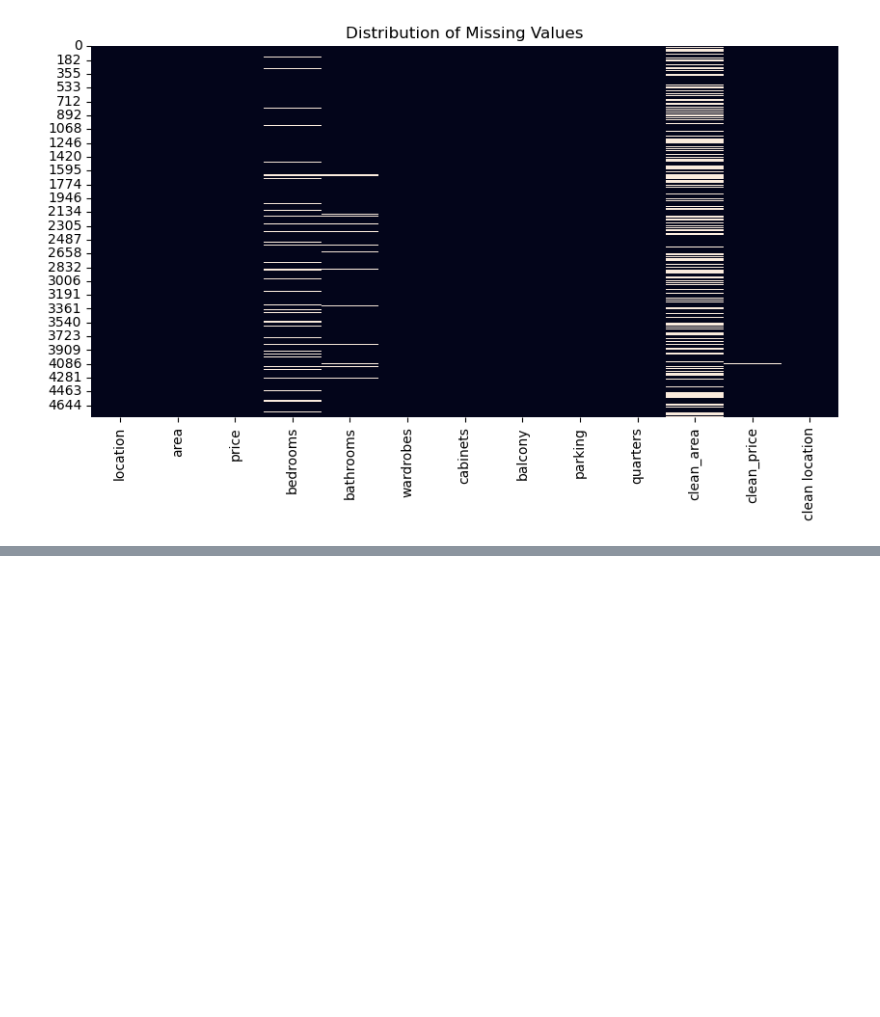
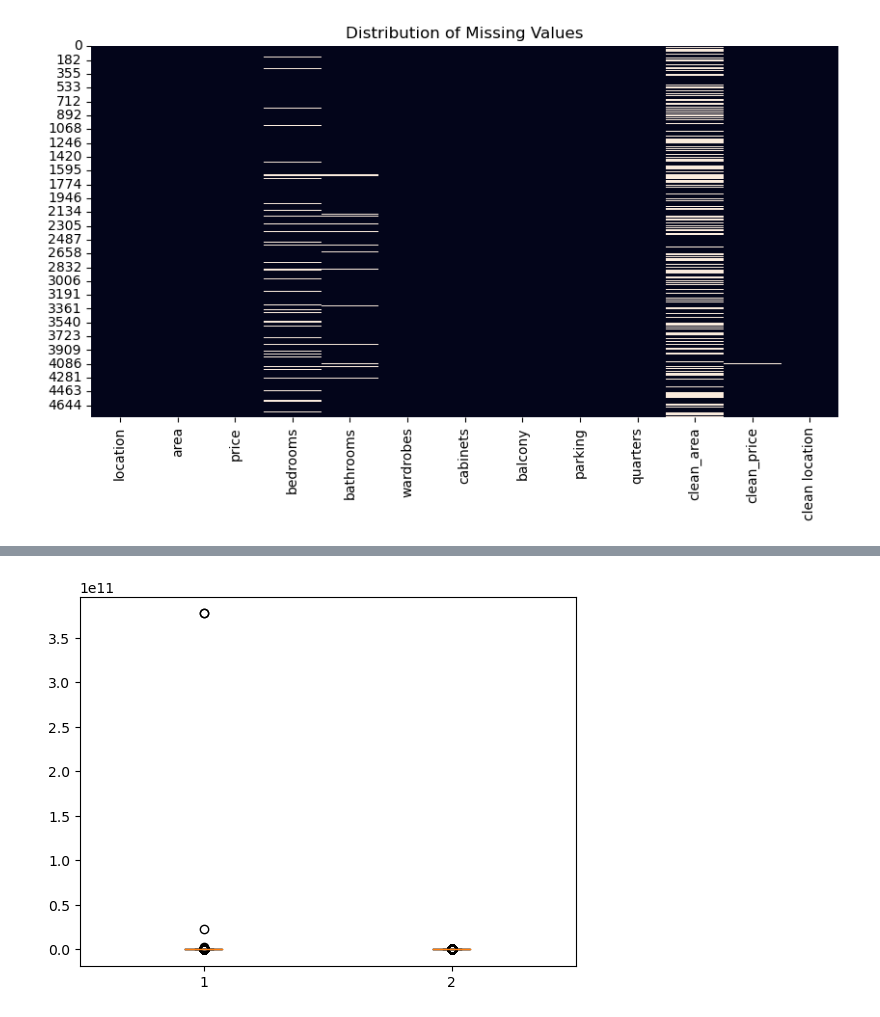
Before and after one commit to Rootkiti/ict_chember_classes, a Jupyter notebook: ml wolkthrough.ipynb, the cells around one changed output, grey strips where cells are left out. Saved outputs shown, nothing was run; the diff lists cells and outputs as text; code cells hidden in the pictures; blank space fills up the shorter version.

```diff
--- a/ml wolkthrough.ipynb
+++ b/ml wolkthrough.ipynb
@@ -272,0 +326,4 @@ plot_missing_values(clean_df)
+# %%
+plt.boxplot(clean_df[['clean_price','clean_area']]);
+# %% [output]
+[figure, added]
```
Also changed, not shown: parts of 10 cells of this notebook.
